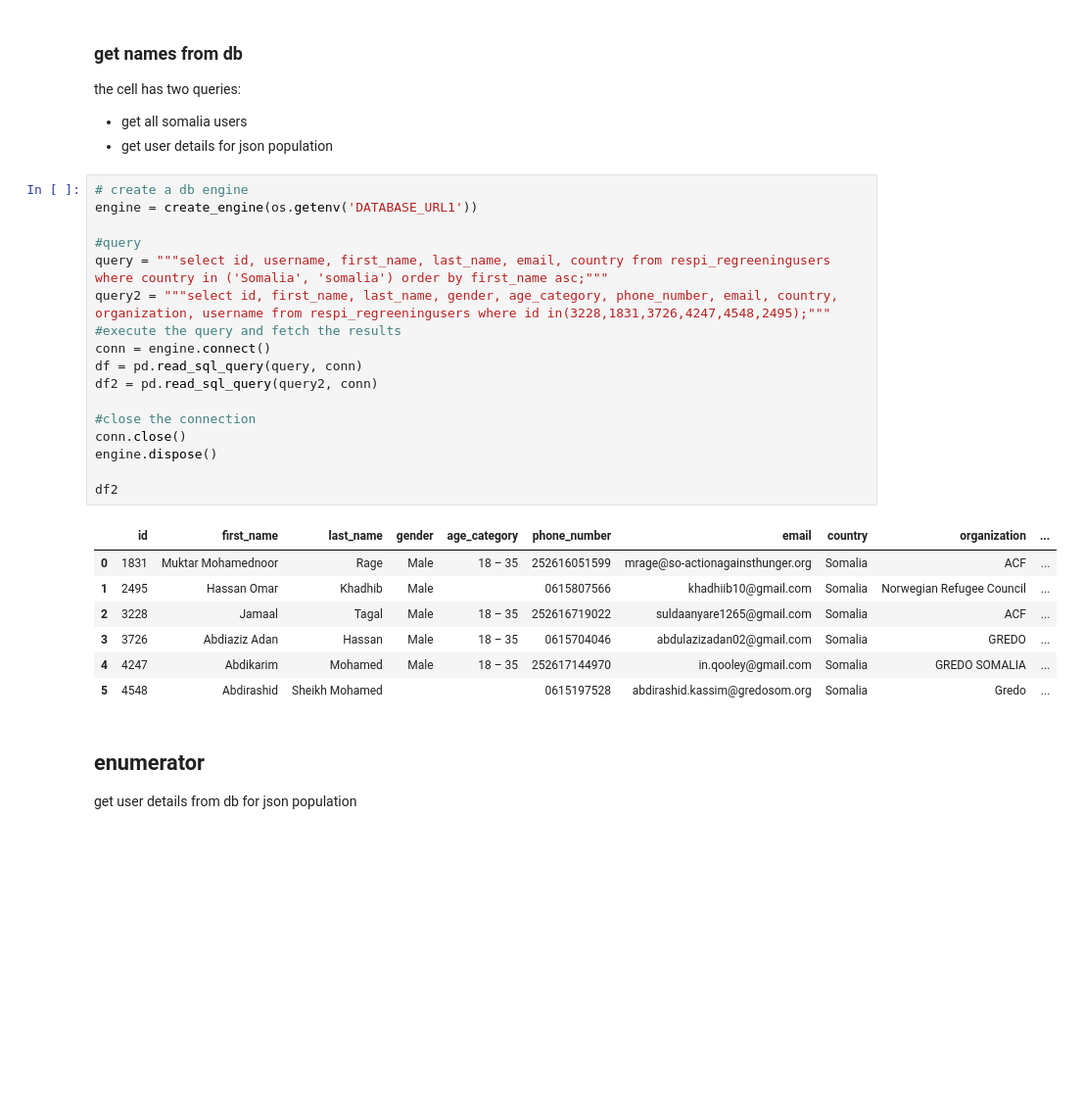
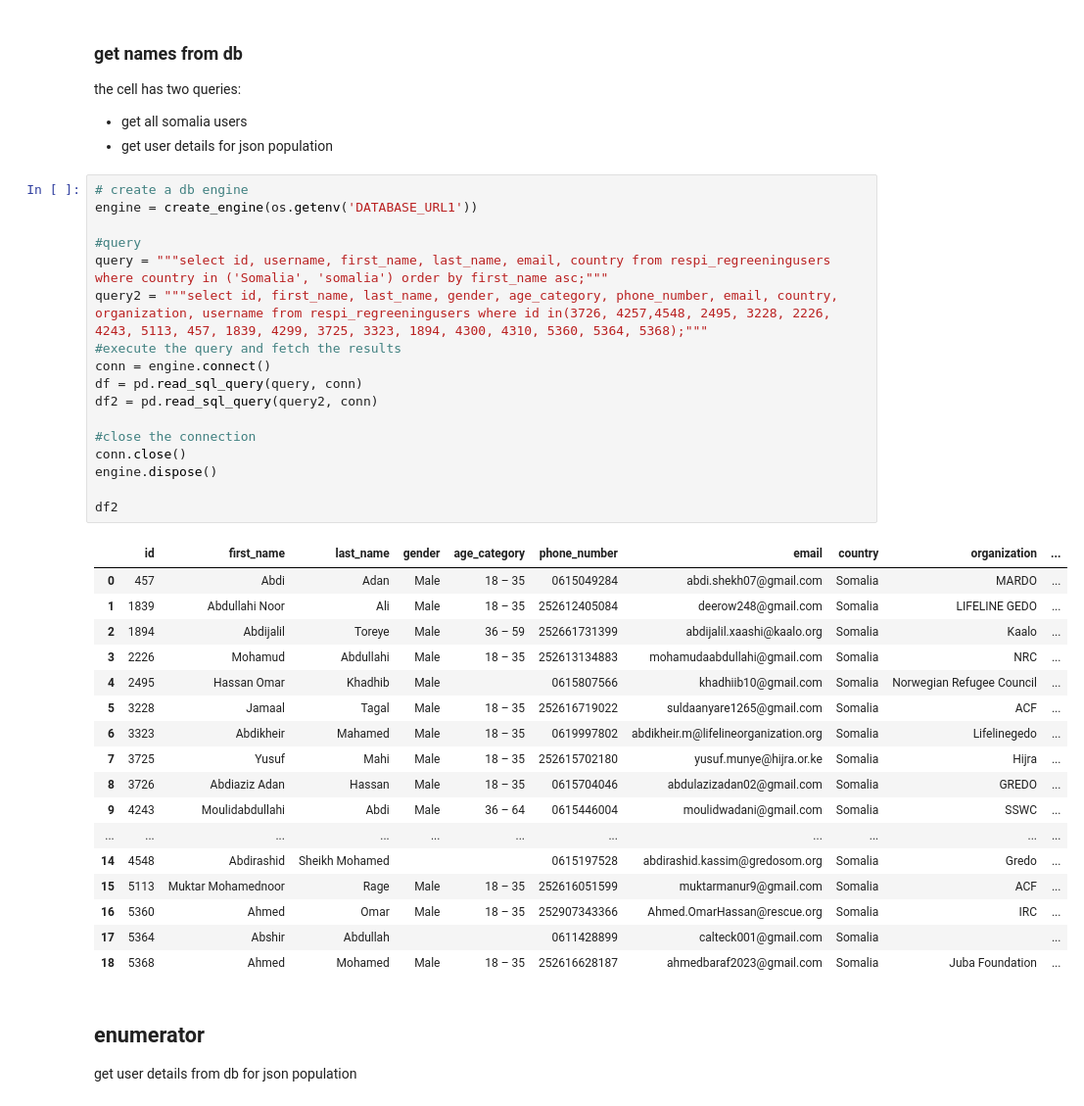
Before and after one commit to mulyung1/mini_projects, a Jupyter notebook: regreen_cleaning/brics3_migration/brics3_halfmoons_v2_implementation.ipynb, the cells around one changed output. Shown at 98% size. Drawn from its saved outputs; the diff is of its cells as text; blank space fills up the shorter version.

```diff
--- a/regreen_cleaning/brics3_migration/brics3_halfmoons_v2_implementation.ipynb
+++ b/regreen_cleaning/brics3_migration/brics3_halfmoons_v2_implementation.ipynb
@@ -34,28 +56,38 @@ the cell has two queries:
 # %%
 # create a db engine
 engine = create_engine(os.getenv('DATABASE_URL1'))
 
 #query
 query = """select id, username, first_name, last_name, email, country from respi_regreeningusers where country in ('Somalia', 'somalia') order by first_name asc;"""
-query2 = """select id, first_name, last_name, gender, age_category, phone_number, email, country, organization, username from respi_regreeningusers where id in(3228,1831,3726,4247,4548,2495);"""
+query2 = """select id, first_name, last_name, gender, age_category, phone_number, email, country, organization, username from respi_regreeningusers where id in(3726, 4257,4548, 2495, 3228, 2226, 4243, 5113, 457, 1839, 4299, 3725, 3323, 1894, 4300, 4310, 5360, 5364, 5368);"""
 #execute the query and fetch the results
 conn = engine.connect()
 df = pd.read_sql_query(query, conn)
 df2 = pd.read_sql_query(query2, conn)
 
 #close the connection
 conn.close()
 engine.dispose()
 
 df2
 # %% [output]
 |  | id | first_name | last_name | gender | age_category | phone_number | email | country | organization | ... |
-| 0 | 1831 | Muktar Mohamednoor | Rage | Male | 18 – 35 | 252616051599 | mrage@so-actionagainsthunger.org | Somalia | ACF | ... |
-| 1 | 2495 | Hassan Omar | Khadhib | Male |  | 0615807566 | khadhiib10@gmail.com | Somalia | Norwegian Refugee Council | ... |
-| 2 | 3228 | Jamaal | Tagal | Male | 18 – 35 | 252616719022 | suldaanyare1265@gmail.com | Somalia | ACF | ... |
-| 3 | 3726 | Abdiaziz Adan | Hassan | Male | 18 – 35 | 0615704046 | abdulazizadan02@gmail.com | Somalia | GREDO | ... |
-| 4 | 4247 | Abdikarim | Mohamed | Male | 18 – 35 | 252617144970 | in.qooley@gmail.com | Somalia | GREDO SOMALIA | ... |
-| 5 | 4548 | Abdirashid | Sheikh Mohamed |  |  | 0615197528 | abdirashid.kassim@gredosom.org | Somalia | Gredo | ... |
+| 0 | 457 | Abdi | Adan | Male | 18 – 35 | 0615049284 | abdi.shekh07@gmail.com | Somalia | MARDO | ... |
+| 1 | 1839 | Abdullahi Noor | Ali | Male | 18 – 35 | 252612405084 | deerow248@gmail.com | Somalia | LIFELINE GEDO | ... |
+| 2 | 1894 | Abdijalil | Toreye | Male | 36 – 59 | 252661731399 | abdijalil.xaashi@kaalo.org | Somalia | Kaalo | ... |
+| 3 | 2226 | Mohamud | Abdullahi | Male | 18 – 35 | 252613134883 | mohamudaabdullahi@gmail.com | Somalia | NRC | ... |
+| 4 | 2495 | Hassan Omar | Khadhib | Male |  | 0615807566 | khadhiib10@gmail.com | Somalia | Norwegian Refugee Council | ... |
+| 5 | 3228 | Jamaal | Tagal | Male | 18 – 35 | 252616719022 | suldaanyare1265@gmail.com | Somalia | ACF | ... |
+| 6 | 3323 | Abdikheir | Mahamed | Male | 18 – 35 | 0619997802 | abdikheir.m@lifelineorganization.org | Somalia | Lifelinegedo | ... |
+| 7 | 3725 | Yusuf | Mahi | Male | 18 – 35 | 252615702180 | yusuf.munye@hijra.or.ke | Somalia | Hijra | ... |
+| 8 | 3726 | Abdiaziz Adan | Hassan | Male | 18 – 35 | 0615704046 | abdulazizadan02@gmail.com | Somalia | GREDO | ... |
+| 9 | 4243 | Moulidabdullahi | Abdi | Male | 36 – 64 | 0615446004 | moulidwadani@gmail.com | Somalia | SSWC | ... |
+| ... | ... | ... | ... | ... | ... | ... | ... | ... | ... | ... |
+| 14 | 4548 | Abdirashid | Sheikh Mohamed |  |  | 0615197528 | abdirashid.kassim@gredosom.org | Somalia | Gredo | ... |
+| 15 | 5113 | Muktar Mohamednoor | Rage | Male | 18 – 35 | 252616051599 | muktarmanur9@gmail.com | Somalia | ACF | ... |
+| 16 | 5360 | Ahmed | Omar | Male | 18 – 35 | 252907343366 | Ahmed.OmarHassan@rescue.org | Somalia | IRC | ... |
+| 17 | 5364 | Abshir | Abdullah |  |  | 0611428899 | calteck001@gmail.com | Somalia |  | ... |
+| 18 | 5368 | Ahmed | Mohamed | Male | 18 – 35 | 252616628187 | ahmedbaraf2023@gmail.com | Somalia | Juba Foundation | ... |
 # %% [markdown]
 ## enumerator
 get user details from db for json population
```
Also changed, not shown: parts of 3 cells of this notebook.
